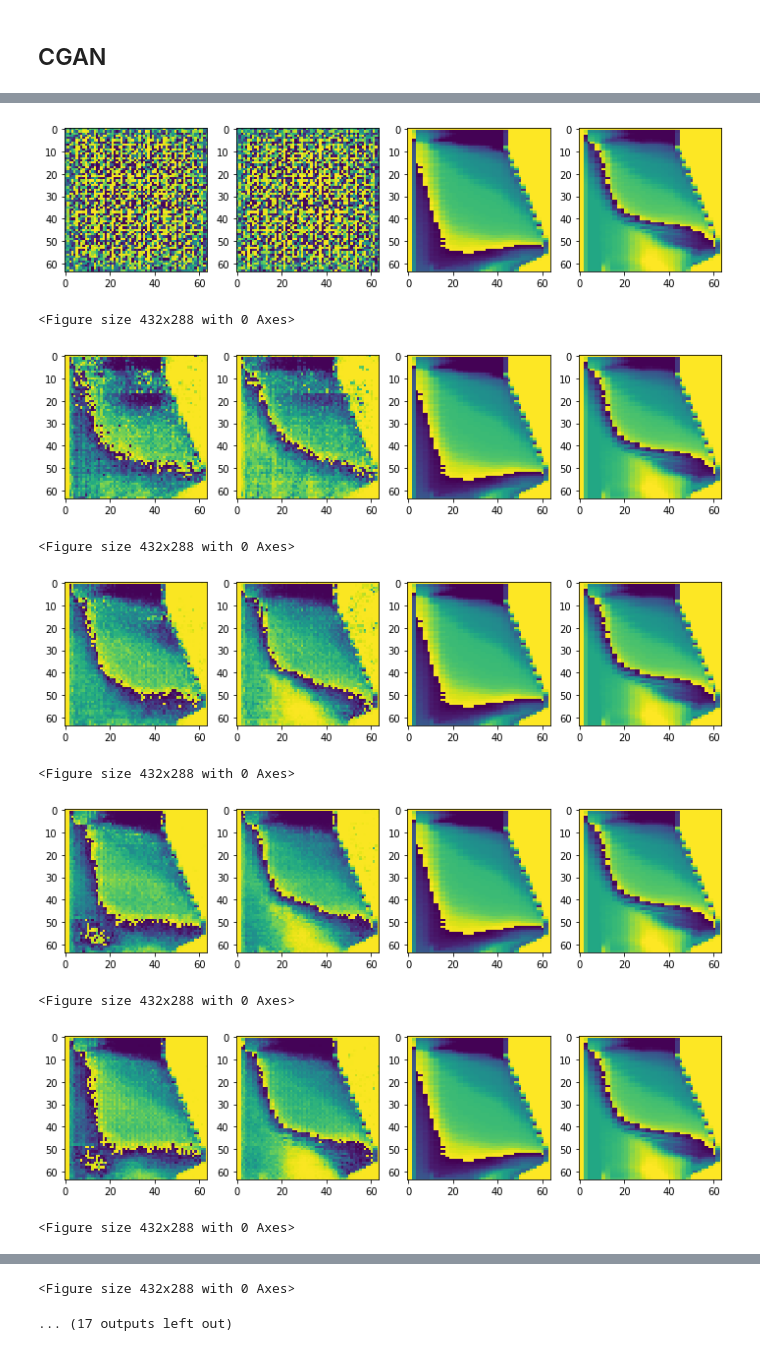
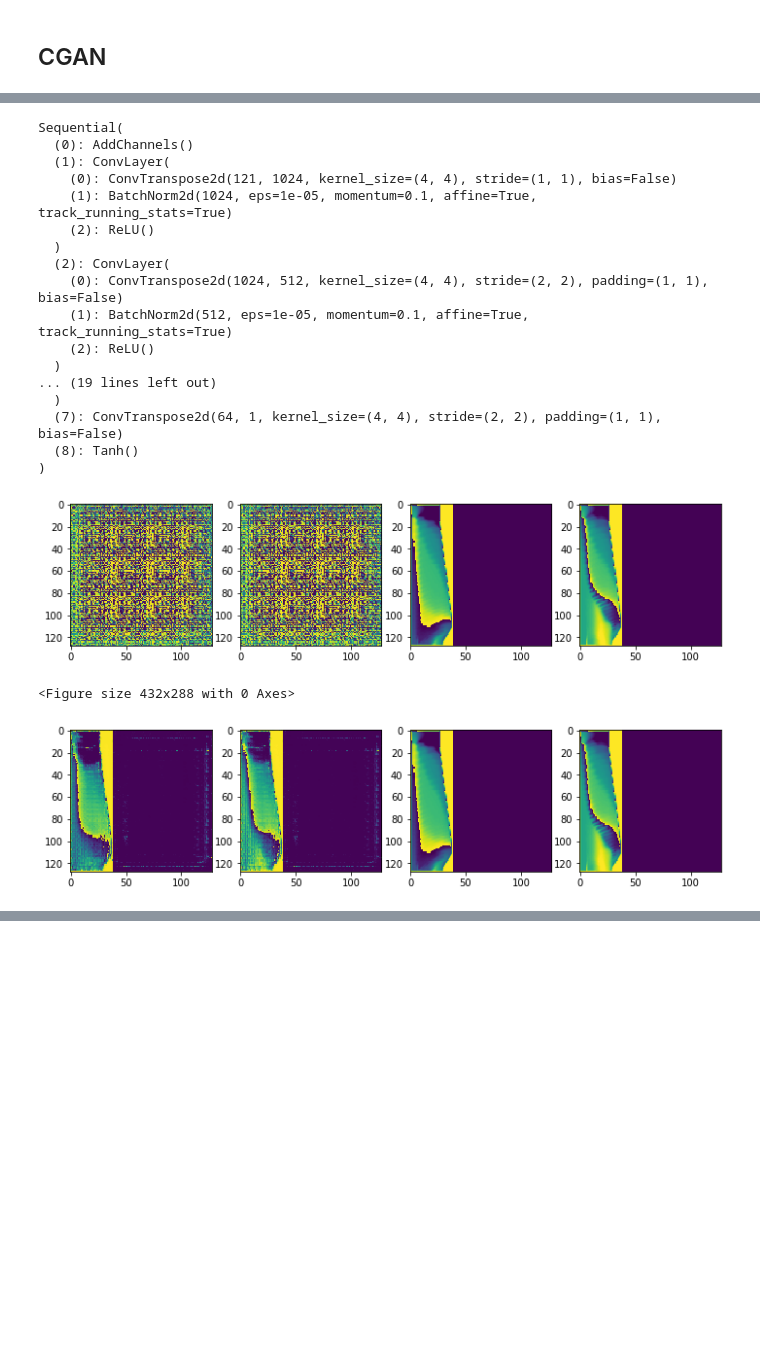
Before and after one commit to JoeyShapiro/blast-furnace-cgan, a Jupyter notebook: cgan.ipynb, the cells around one changed output, grey strips where cells are left out. Saved outputs shown, nothing was run; the diff lists cells and outputs as text; code cells hidden in the pictures; blank space fills up the shorter version.

Commit message:
tried 128 with padding

```diff
--- a/cgan.ipynb
+++ b/cgan.ipynb
@@ -66,13 +68,13 @@ class MyDataset(VisionDataset):
         # img = Image.fromarray(img.numpy().astype(np.uint8))
 
 
-        img = img.reshape(64, 64)
+        img = img.reshape(pixels, pixels)
         if self.transform is not None:
             img = self.transform(img)
 
         if self.target_transform is not None:
             target = self.target_transform(target)
-        img = img.reshape(4096, -1)
+        img = img.reshape(pixels**2, -1)
 
         return img, features
 
@@ -106,14 +108,15 @@ class MyDataset(VisionDataset):
         # # upscale to 128x128
         # data = F.interpolate(data.unsqueeze(1), size=(128, 128), mode='nearest').squeeze(1)
         data = data.reshape(len(data), 140, 39).float()
+        data = F.interpolate(data.unsqueeze(1), size=(128, 39), mode='nearest').squeeze(1)
         # data = F.pad(data, (0, 128-39), value=0)
         # data = F.interpolate(data.unsqueeze(1), size=(140, 39*3), mode='nearest').squeeze(1)
-        data = F.interpolate(data.unsqueeze(1), size=(64, 64), mode='nearest').squeeze(1)
+        # data = F.interpolate(data.unsqueeze(1), size=(64, 64), mode='nearest').squeeze(1)
         # repeat every pixel 3 times along the width
         """
         [1, 2, 3] => [1, 1, 1, 2, 2, 2, 3, 3, 3]
         """
-        # data = data.repeat_interleave(3, dim=2)
+        data = data.repeat_interleave(3, dim=2)
         # print the first row of the first image
 
 
@@ -241,7 +244,7 @@ img = np.array(datum[0])
 # downscale to 74x74
 # remove the padding
 # img = img[:-4].reshape(-1, 140, 39*3)
-img = img.reshape(-1, 64, 64)
+img = img.reshape(-1, pixels, pixels)
 # img = F.interpolate(torch.Tensor(img).unsqueeze(0), size=(140, 39), mode='nearest').squeeze(0).numpy()
 print(img.shape)
 img = Image.fromarray((img * 255).astype(np.uint8)[0])
@@ -342,7 +345,7 @@ import torch.autograd as autograd
 channels = 1 ## 1 for B&W, 3 for RGB, 4 for RGBA
 
 learning_rate    = 2e-4 #0.003  ## Adam default   ## 0.001 2e-4#
-batch_size       = 64
+batch_size       = 16
 N_Epochs         = 3000 #4_000  ##27000
 num_classes = 1
 width = 39
@@ -477,12 +480,12 @@ def training_loop(N_Epochs, G_model, D_model, D_loss_fn, G_opt, D_opt, checkpoin
             # xb = xb.reshape(batch_size, 128, width)
             # xb = F.pad(xb, (0, 128-width, 0, 0), value=-1) # TODO set to min
             yb = yb.repeat(1, 3)
-            xb = xb.reshape(batch_size, 64, 64)
+            xb = xb.reshape(batch_size, pixels, pixels)
             xb = torch.unsqueeze(xb, dim=1)
             # pad the image to 140x140
             # convert nb [batch, 384] to [batch, -1, 32, channels]
 
-            yb_certainty = yb.repeat(channels, 64, 1, 1).permute(2, 0, 1, 3)#1, 0, 2) # [ batch, x (classes), y, channels ]
+            yb_certainty = yb.repeat(channels, pixels, 1, 1).permute(2, 0, 1, 3)#1, 0, 2) # [ batch, x (classes), y, channels ]
             # yb_certainty = nb.reshape(batch_size, channels, pixels, -1)
             real = torch.cat( (xb, yb_certainty) , dim=3)
             # print the real image
@@ -561,7 +564,7 @@ def training_loop(N_Epochs, G_model, D_model, D_loss_fn, G_opt, D_opt, checkpoin
                 axarr[i].imshow(img)
 
                 # show the original image
-                img = dataset[i][0].reshape(-1, 64, 64).cpu().detach().numpy()
+                img = dataset[i][0].reshape(-1, pixels, pixels).cpu().detach().numpy()
                 # img = img[:-4].reshape(-1, 140, 39*3)
                 # img = F.interpolate(torch.Tensor(img).unsqueeze(0), size=(140, 39), mode='nearest').squeeze(0).numpy()
                 axarr[i+2].imshow(Image.fromarray((img * 255).astype(np.uint8)[0], mode=mode))
@@ -632,47 +635,58 @@ class Critic(nn.Module):
     def forward(self, x):
         return self.critic(x)
 # %%
-G_model     =  basic_generator(64, in_sz=100+7*3, n_channels=channels, n_extra_layers=1)# Generator_Net()
+G_model     =  basic_generator(pixels, in_sz=100+7*3, n_channels=channels, n_extra_layers=1)# Generator_Net()
+print(G_model)
 # G_model     = Generator_DL_Net()
 
 # TODO try 32x32 and doubling kernel, stride
 
 # D_model     =    basic_critic(
 #                     pixels,
 #                     n_channels=channels,
 #                     n_extra_layers=1,
 #                     act_cls=partial(  nn.LeakyReLU, negative_slope=0.2)
 # )#
 
-D_model     = Critic(channels_img=channels, features_d=64)
+D_model     = Critic(channels_img=channels, features_d=pixels)
 
 # D_model = CriticNet()
 
 ## D_loss_fn   = nn.CrossEntropyLoss( )
 ## D_loss_fn   = F.mse_loss
 
 D_loss_fn = wasserstein_loss
 # use a loss function that supports values between -1 and 1
 # D_loss_fn = nn.BCEWithLogitsLoss()
 
 G_opt       = torch.optim.Adam( G_model.parameters(), lr=learning_rate, betas=(0.0, 0.9) )
 D_opt       = torch.optim.Adam( D_model.parameters(), lr=learning_rate, betas=(0.0, 0.9) )
 
 # move everything to device
 G_model.to(device)
 D_model.to(device)
 # D_loss_fn.to(device)
 
 training_loop(  N_Epochs, G_model, D_model, D_loss_fn, G_opt, D_opt,
     checkpoint='checkpoint', save_interval=100, stop_after=datetime.timedelta(hours=3, minutes=30)   )
 # %% [output]
+Sequential(
+  (0): AddChannels()
+  (1): ConvLayer(
+    (0): ConvTranspose2d(121, 1024, kernel_size=(4, 4), stride=(1, 1), bias=False)
+    (1): BatchNorm2d(1024, eps=1e-05, momentum=0.1, affine=True, track_running_stats=True)
+    (2): ReLU()
+  )
+  (2): ConvLayer(
+    (0): ConvTranspose2d(1024, 512, kernel_size=(4, 4), stride=(2, 2), padding=(1, 1), bias=False)
+    (1): BatchNorm2d(512, eps=1e-05, momentum=0.1, affine=True, track_running_stats=True)
+    (2): ReLU()
+  )
+... (19 lines left out)
+  )
+  (7): ConvTranspose2d(64, 1, kernel_size=(4, 4), stride=(2, 2), padding=(1, 1), bias=False)
+  (8): Tanh()
+)
-[figure, old version]
+[figure, new version]
-<Figure size 432x288 with 0 Axes>
+<Figure size 432x288 with 0 Axes>
-[figure, old version]
+[figure, new version]
-<Figure size 432x288 with 0 Axes>
-[figure, removed]
-<Figure size 432x288 with 0 Axes>
-[figure, removed]
-<Figure size 432x288 with 0 Axes>
-[figure, removed]
-<Figure size 432x288 with 0 Axes>
@@ -680,5 +693,3 @@ training_loop(  N_Epochs, G_model, D_model, D_loss_fn, G_opt, D_opt,
-<Figure size 432x288 with 0 Axes>
-... (17 outputs left out)
 # %%
 plot_GAN_losses(list_losses_critic, list_losses_generator)
 # %%
```
Also changed, not shown: parts of 5 cells of this notebook.
